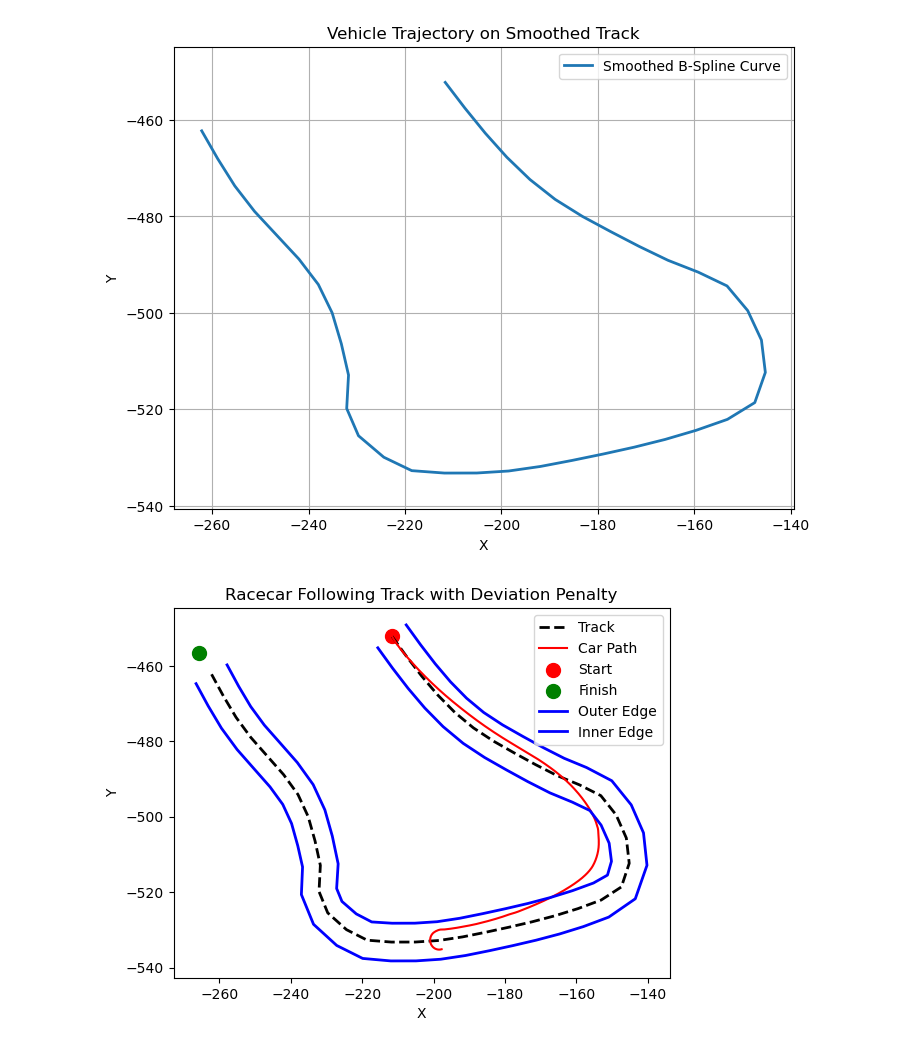
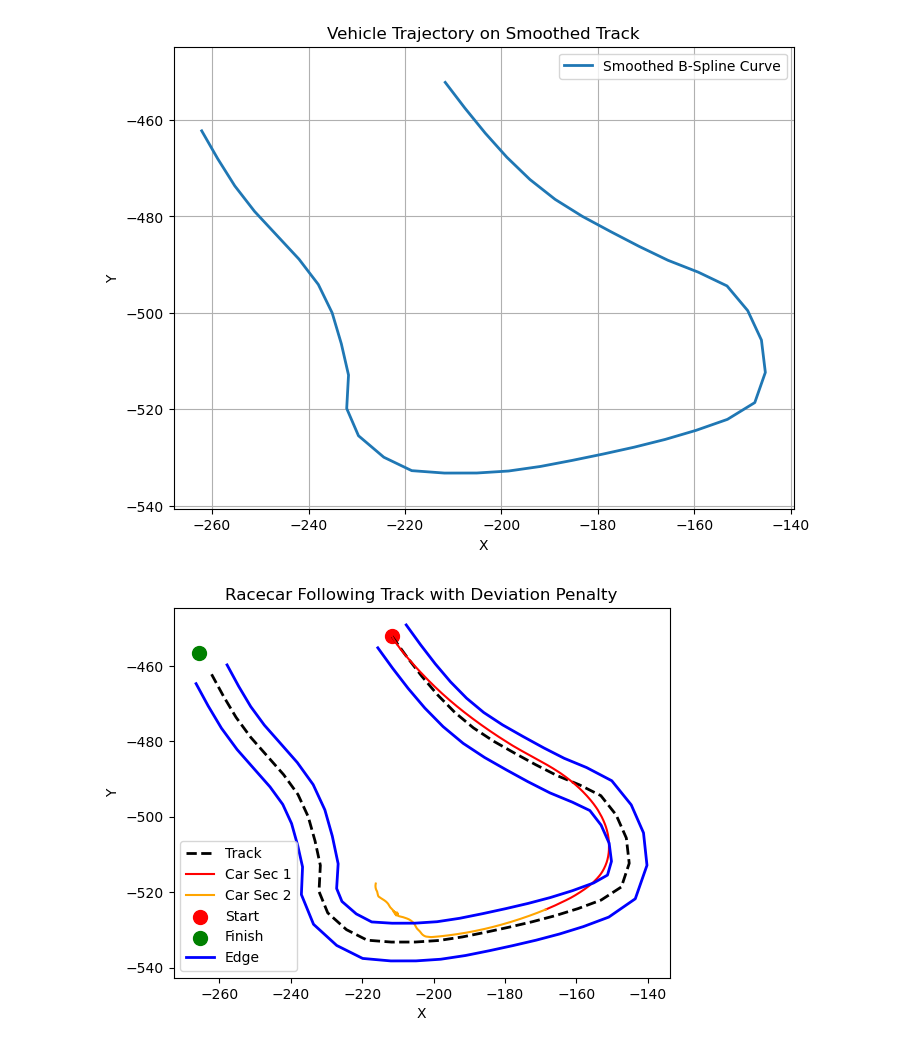
Before and after one commit to nathanctodd/Monaco, a Jupyter notebook: vol4proj.ipynb, the cells around one changed output. Drawn from its saved outputs; the diff is of its cells as text; code cells hidden in the pictures.

```diff
--- a/vol4proj.ipynb
+++ b/vol4proj.ipynb
@@ -405,7 +405,48 @@ L = 3  # Wheelbase
 max_accel = 8  # Max acceleration
 max_steer = np.radians(50)  # Max steering angle
 
-def stanley_controller(x, y, theta, v, lookahead=0.1, k=1.5):
+def speed_control(x, y, v, base_accel=3.0):
+    """
+    Adjusts acceleration based on track curvature.
+
+    Parameters:
+        x, y: Current vehicle position.
+        v: Current velocity.
+        base_accel: Desired acceleration level.
+
+    Returns:
+        Adjusted acceleration.
+    """
+    t_vals = np.linspace(0, 1, 100)
+    track_points = np.array([x_interp(t_vals), y_interp(t_vals)]).T
+    distances = np.linalg.norm(track_points - np.array([x, y]), axis=1)
+    closest_idx = np.argmin(distances)
+
+    # Compute curvature (approximate)
+    if closest_idx < len(t_vals) - 2:
+        p1 = track_points[closest_idx]
+        p2 = track_points[closest_idx + 1]
+        p3 = track_points[closest_idx + 2]
+
+        # Curvature formula: k = (dx * ddy - dy * ddx) / ((dx^2 + dy^2)^(3/2))
+        dx = p2[0] - p1[0]
+        dy = p2[1] - p1[1]
+        ddx = p3[0] - 2 * p2[0] + p1[0]
+        ddy = p3[1] - 2 * p2[1] + p1[1]
+
+        curvature = abs(dx * ddy - dy * ddx) / (dx**2 + dy**2 + 1e-3)**(1.5)
+    else:
+        curvature = 0.0  # Straight line
+
+    # Reduce acceleration when approaching high curvature
+    max_speed = max(5.0, 12.0 - 50 * curvature)  # Slower in sharp turns
+
+    if v > max_speed:
+        return -2.0  # Brake if too fast
+    else:
+        return base_accel  # Accelerate normally
+
+def stanley_controller(x, y, theta, v, lookahead=0.08, k=1.5, damping=0.1):
     """
     Stanley Controller for steering correction.
 
@@ -422,7 +463,7 @@ def stanley_controller(x, y, theta, v, lookahead=0.1, k=1.5):
     # Find the closest point on the track
     t_vals = np.linspace(0, 1, 100)
     track_points = np.array([x_interp(t_vals), y_interp(t_vals)]).T
-    distances = np.linalg.norm(track_points - np.array([x, y]), axis=1)
+    distances = np.linalg.norm(track_points - np.array([x, y]), axis=1, ord=2)
     closest_idx = np.argmin(distances)
 
     # Lookahead point
@@ -430,7 +471,7 @@ def stanley_controller(x, y, theta, v, lookahead=0.1, k=1.5):
     target_x, target_y = track_points[lookahead_idx]
 
     # Compute cross-track error
-    cross_track_error = (np.linalg.norm([target_x - x, target_y - y]) / 20) ** 2 * 0
+    cross_track_error = (np.linalg.norm([target_x - x, target_y - y]) / 50) ** 2
 
     # Compute heading error
     track_heading = np.arctan2(target_y - y, target_x - x)
@@ -438,6 +479,7 @@ def stanley_controller(x, y, theta, v, lookahead=0.1, k=1.5):
 
     # Stanley steering law
     delta = heading_error + np.arctan(k * cross_track_error / (v + 1e-3))
+    delta = delta * (1 - damping * abs(delta))
 
     return np.clip(delta, -max_steer, max_steer)
 
@@ -456,47 +498,54 @@ def racecar_dynamics(t, state, control_func):
 # Control strategy with penalty for deviation
 def control_func(t, state):
     x, y, v, theta = state
-    delta = stanley_controller(x, y, theta, v)
 
-    # Acceleration control based on speed and deviation
-    a = 2.0 if v < 12 else -1.0
+    # Get smooth steering using damped Stanley Controller
+    delta = stanley_controller(x, y, theta, v, k=1.2, damping=0.3)
+
+    # Get acceleration based on curvature-aware speed control
+    a = speed_control(x, y, v)
+
     return a, delta
 
 
 
 # Solve the system
-t_span = [0, 12]
+t_span = [0, 10]
 y0 = [x_smooth[290], y_smooth[290], 10.0, -np.pi/3]  # Initial state (start at first track point)
-sol = solve_ivp(racecar_dynamics, t_span, y0, args=(control_func,), t_eval=np.linspace(0, t_span[1], 500))
+sol = solve_ivp(racecar_dynamics, t_span, y0, args=(control_func,), t_eval=np.linspace(0, t_span[1], 500), method="RK45")
+t_span = [0,5]
+y0 = [sol.y[0][-1], sol.y[1][-1], sol.y[2][-1], sol.y[3][-1]]  # Initial state (start at first track point)
+sol2 = solve_ivp(racecar_dynamics, t_span, y0, args=(control_func,), t_eval=np.linspace(0, t_span[1], 500), method="RK45")
 
 # Plot the track and trajectory
 plt.plot(x_smooth[290:330], y_smooth[290:330], '-', label='Track', linewidth=2, color='k', linestyle='--')
-plt.plot(sol.y[0], sol.y[1], 'r', label="Car Path")
+plt.plot(sol.y[0], sol.y[1], 'r', label="Car Sec 1")
+plt.plot(sol2.y[0], sol2.y[1], 'orange', label="Car Sec 2")
 plt.scatter(x_smooth[290], y_smooth[290], color='red', s=100, label='Start')
 plt.scatter(x_smooth[330], y_smooth[330], color='green', s=100, label='Finish')
 
 def compute_perpendiculars(x, y):
     dx = np.gradient(x)
     dy = np.gradient(y)
     lengths = np.sqrt(dx**2 + dy**2)
     dx /= lengths
     dy /= lengths
     px = -dy
     py = dx
     return px, py
 
 px, py = compute_perpendiculars(x_smooth[290:330], y_smooth[290:330])
 track_width = 10  # Adjust as needed
 x_outer = x_smooth[290:330] + (track_width / 2) * px
 y_outer =  y_smooth[290:330] + (track_width / 2) * py
 x_inner = x_smooth[290:330] - (track_width / 2) * px
 y_inner =  y_smooth[290:330] - (track_width / 2) * py
-plt.plot(x_outer, y_outer, color='blue', linewidth=2, label='Outer Edge')
-plt.plot(x_inner, y_inner, color='blue', linewidth=2, label='Inner Edge')
+plt.plot(x_outer, y_outer, color='blue', linewidth=2, label='Edge')
+plt.plot(x_inner, y_inner, color='blue', linewidth=2)
 plt.xlabel("X")
 plt.ylabel("Y")
 plt.title("Racecar Following Track with Deviation Penalty")
-plt.legend()
+plt.legend(loc='lower left')
 plt.show()
 # %% [output]
-[figure, old version]
+[figure, new version]
```
